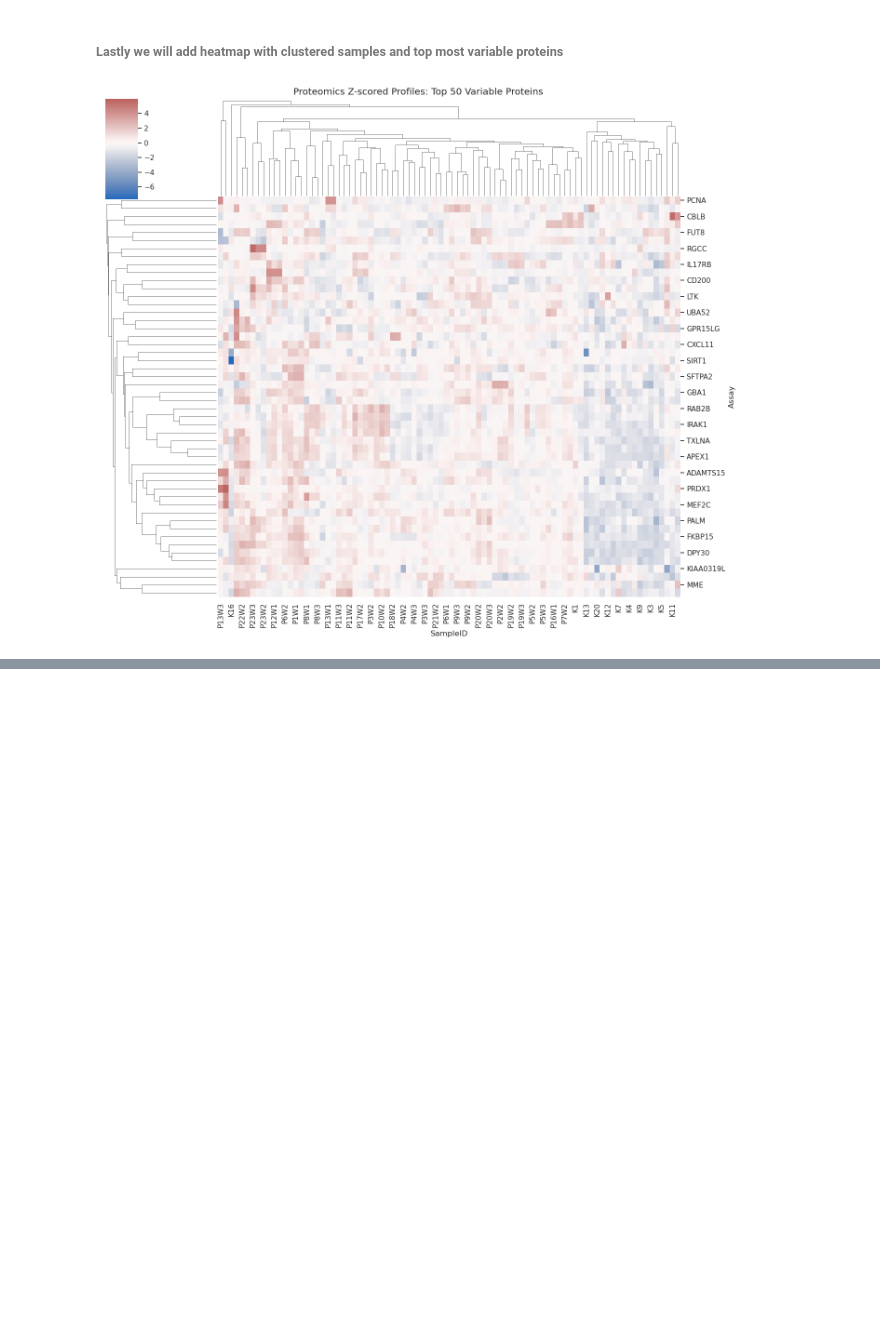
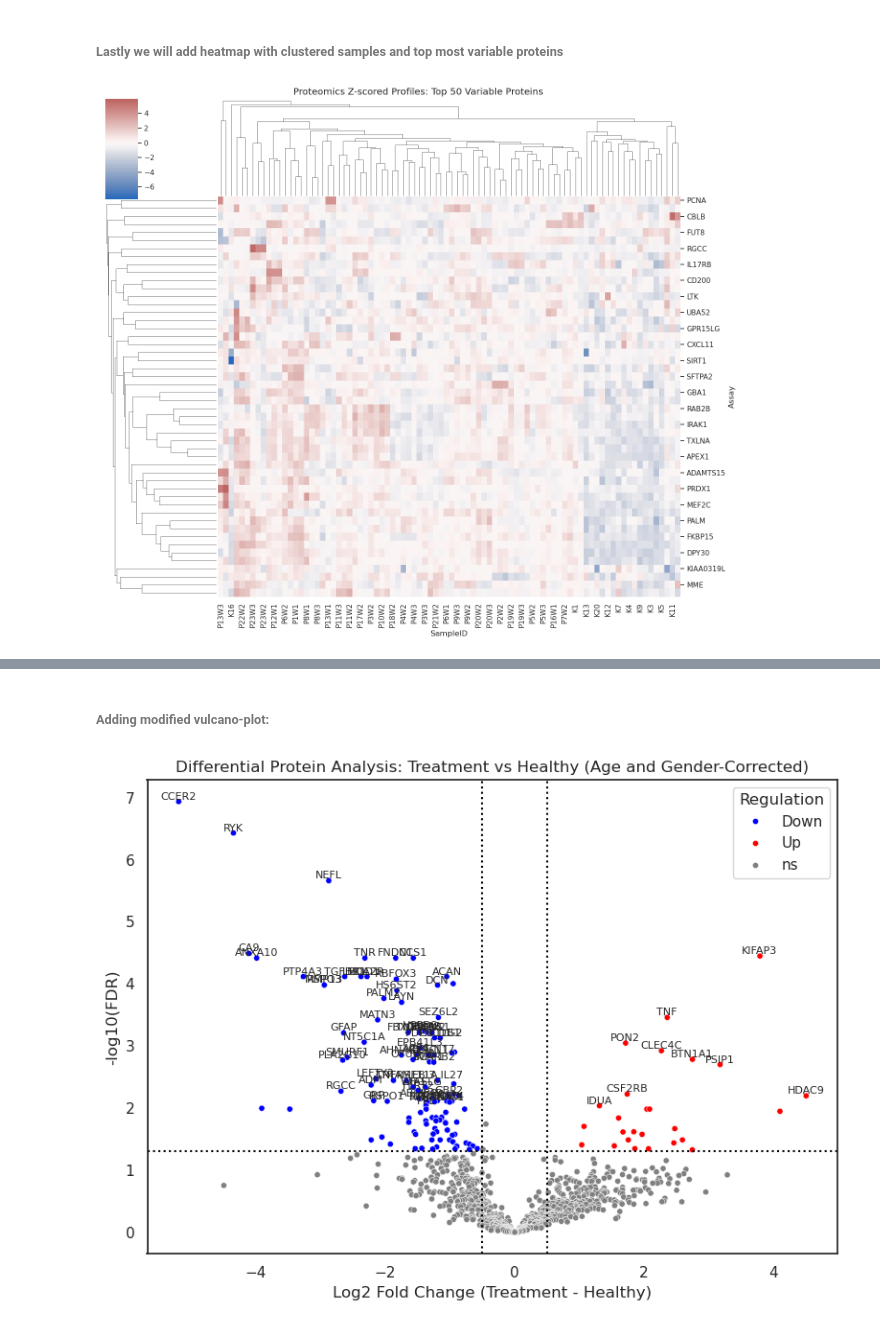
Before and after one commit to jungwirt/Olink_analysis, a Jupyter notebook: olink_proteo_intro_Python.ipynb, the cells around one changed output, grey strips where cells are left out. Saved outputs shown, nothing was run; the diff lists cells and outputs as text; code cells hidden in the pictures; blank space fills up the shorter version.

Commit message:
update existing file
Updated gdańsk olink proteomics analysis with pairwise comparisons and age and gender correction

```diff
--- a/olink_proteo_intro_Python.ipynb
+++ b/olink_proteo_intro_Python.ipynb
@@ -464,0 +469,8 @@ plt.show()
+# %%
+df_metadata = pd.read_excel('/mnt/dysk_D/Olink_Gdansk/hf_flozins_database.xlsx', header=2)
+
+df_metadata = df_metadata.iloc[:, 1:5]
+
+df_metadata = df_metadata.drop(df_metadata.columns[1], axis=1)
+
+df_metadata.head()
@@ -464,0 +517,5 @@ plt.show()
+# %%
+df = olink_pass.copy()
+
+df['Age_treat'] = df['Age'].where(df['Group_simple'] == 'Treatment', 0)
+df['Gender_treat'] = df['Gender'].where(df['Group_simple'] == 'Treatment', 'baseline')
@@ -464,0 +562,47 @@ plt.show()
+# %% [markdown]
+###### Adding modified vulcano-plot:
+# %%
+def regulation_color(row):
+    if row['fdr'] >= 0.05 or abs(row['lfc']) <= 0.5:
+        return 'ns'
+    elif row['lfc'] > 0.5:
+        return 'Up'
+    elif row['lfc'] < -0.5:
+        return 'Down'
+    else:
+        return 'ns'
+
+deg_treatment['Regulation'] = deg_treatment.apply(regulation_color, axis=1)
+
+palette = {'Up': 'red', 'Down': 'blue', 'ns': 'grey'}
+
+
+plt.figure(figsize=(8,6))
+sns.scatterplot(
+    data=deg_treatment,
+    x='lfc',
+    y=-np.log10(deg_treatment['fdr']),
+    hue='Regulation',
+    palette=palette,
+    s=20,
+    alpha=1
+)
+
+
+for _, row in deg_treatment[(deg_treatment['fdr'] < 0.01) & (abs(deg_treatment['lfc']) > 1)].iterrows():
+    plt.text(row['lfc'], -np.log10(row['fdr']), row['Assay'],
+             fontsize=8, ha='center', va='bottom')
+
+
+plt.axhline(-np.log10(0.05), linestyle='dotted', color='black')
+plt.axvline(0.5, linestyle='dotted', color='black')
+plt.axvline(-0.5, linestyle='dotted', color='black')
+
+plt.title("Differential Protein Analysis: Treatment vs Healthy (Age and Gender-Corrected)")
+plt.xlabel("Log2 Fold Change (Treatment - Healthy)")
+plt.ylabel("-log10(FDR)")
+plt.legend(title='Regulation')
+plt.tight_layout()
+plt.show()
+# %% [output]
+[figure, added]
```
Also changed, not shown: parts of 22 cells of this notebook.
